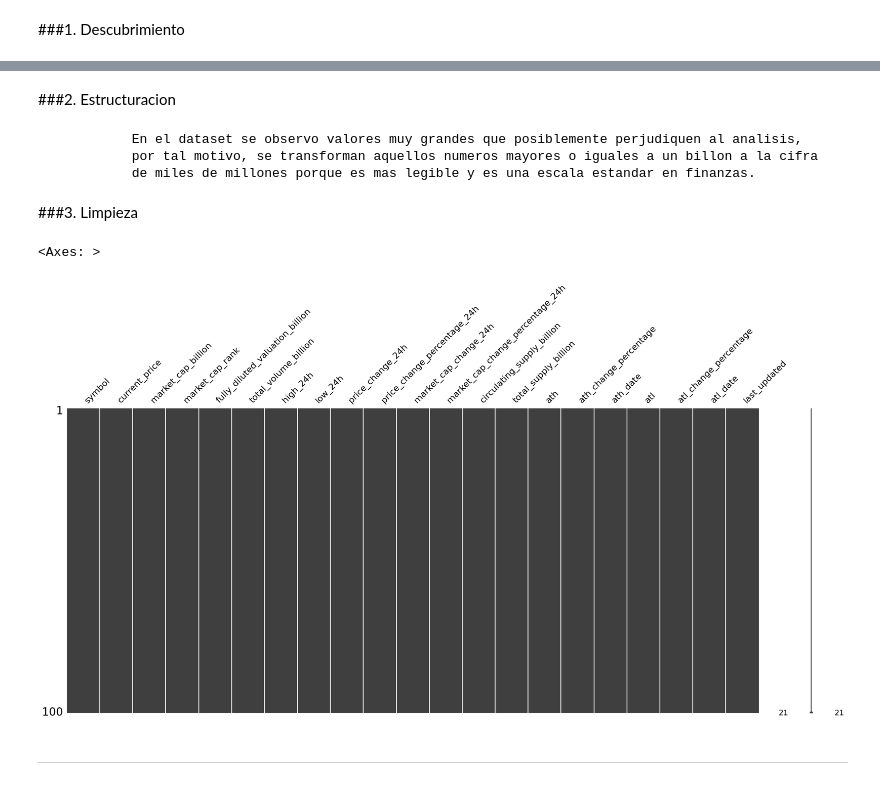
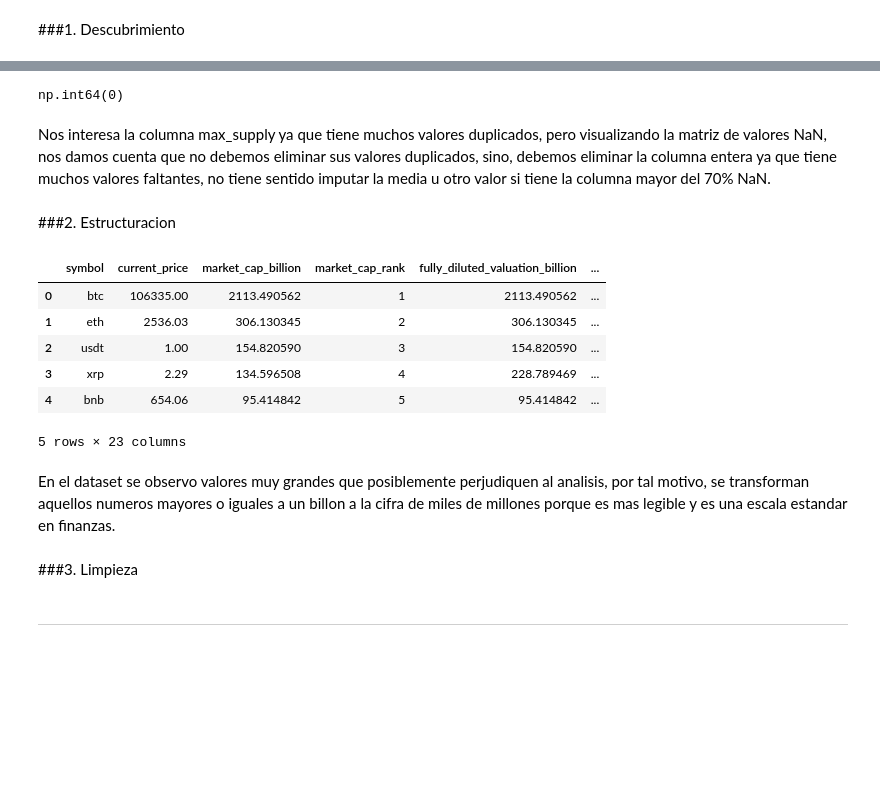
Before and after one commit to MatiasSiles/Deteccion-de-Fraudes-en-Blockchain, a Jupyter notebook: EntregaN1_SilesMatias.ipynb, the cells around one changed output, grey strips where cells are left out. Saved outputs shown, nothing was run; the diff lists cells and outputs as text; code cells hidden in the pictures; blank space fills up the shorter version.

```diff
--- a/EntregaN1_SilesMatias.ipynb
+++ b/EntregaN1_SilesMatias.ipynb
@@ -199,11 +138,0 @@ None
-# %%
-# Valores Faltantes
-msno.matrix(df_criptos)
-
-print(f"{Fore.BLUE}Porcentajes NaN de Columnas Numericas:{Style.RESET_ALL}")
-for columna in df_criptos.isna().sum().index:
-  if df_criptos[columna].isna().sum() > 0:
-    print(f"{' '*3 + columna:<14}: {df_criptos[columna].isna().sum()/len(df_criptos)*100}")
-
-print(f"\n{Fore.BLUE}Matriz de Valores Faltantes del Dataframe:{Style.RESET_ALL}")
-plt.show()
@@ -217,10 +138,0 @@ Matriz de Valores Faltantes del Dataframe:
-# %%
-# Valores Duplicados de Columnas Numericas
-for columna in df_criptos.select_dtypes(exclude=["object"]):
-  print(f"{columna:<33}: {df_criptos[columna].duplicated().sum()}")
-
-print(f"""{Fore.BLUE}
-            Nos interesa la columna max_supply ya que tiene muchos valores duplicados, pero
-            visualizando la matriz de valores NaN, nos damos cuenta que no debemos eliminar sus valores duplicados,
-            sino, debemos eliminar la columna entera ya que tiene muchos valores faltantes, no tiene sentido imputar
-            la media u otro valor si tiene la columna mayor del 70% NaN.{Style.RESET_ALL}""")
@@ -245,30 +166,39 @@ circulating_supply               : 0
+# %%
+df_criptos.select_dtypes(exclude="object").duplicated().sum()
+# %% [output]
+np.int64(0)
+# %% [markdown]
+Nos interesa la columna max_supply ya que tiene muchos valores duplicados, pero
+visualizando la matriz de valores NaN, nos damos cuenta que no debemos eliminar sus valores duplicados,
+sino, debemos eliminar la columna entera ya que tiene muchos valores faltantes, no tiene sentido imputar
+la media u otro valor si tiene la columna mayor del 70% NaN.
 # %% [markdown]
 ###2. Estructuracion
 # %%
 # Billones a Miles de Millones
 for columna in df_criptos.select_dtypes(exclude="object"):
   if df_criptos[columna].max() >= 1e9:
     df_criptos[columna] = df_criptos[columna] / 1e9
     df_criptos.rename(columns={columna:f"{columna}_billion"}, inplace=True)
 
-print(f"""{Fore.BLUE}
-            En el dataset se observo valores muy grandes que posiblemente perjudiquen al analisis,
-            por tal motivo, se transforman aquellos numeros mayores o iguales a un billon a la cifra
-            de miles de millones porque es mas legible y es una escala estandar en finanzas. {Style.RESET_ALL}""")
+df_criptos.head(5)
 # %% [output]
+|  | symbol | current_price | market_cap_billion | market_cap_rank | fully_diluted_valuation_billion | ... |
+| 0 | btc | 106335.00 | 2113.490562 | 1 | 2113.490562 | ... |
+| 1 | eth | 2536.03 | 306.130345 | 2 | 306.130345 | ... |
+| 2 | usdt | 1.00 | 154.820590 | 3 | 154.820590 | ... |
+| 3 | xrp | 2.29 | 134.596508 | 4 | 228.789469 | ... |
+| 4 | bnb | 654.06 | 95.414842 | 5 | 95.414842 | ... |
-            En el dataset se observo valores muy grandes que posiblemente perjudiquen al analisis,
-            por tal motivo, se transforman aquellos numeros mayores o iguales a un billon a la cifra
-            de miles de millones porque es mas legible y es una escala estandar en finanzas.
+5 rows × 23 columns
+# %% [markdown]
+En el dataset se observo valores muy grandes que posiblemente perjudiquen al analisis,
+            por tal motivo, se transforman aquellos numeros mayores o iguales a un billon a la cifra
+            de miles de millones porque es mas legible y es una escala estandar en finanzas.
 # %% [markdown]
 ###3. Limpieza
 # %%
 # Eliminar max_supply_billion y roi
 df_criptos.drop(columns=["max_supply_billion","roi"], inplace=True)
-
-msno.matrix(df_criptos)
-# %% [output]
-<Axes: >
-[figure, removed]
 # %% [markdown]
 
 
```
Also changed, not shown: parts of 23 cells of this notebook.
